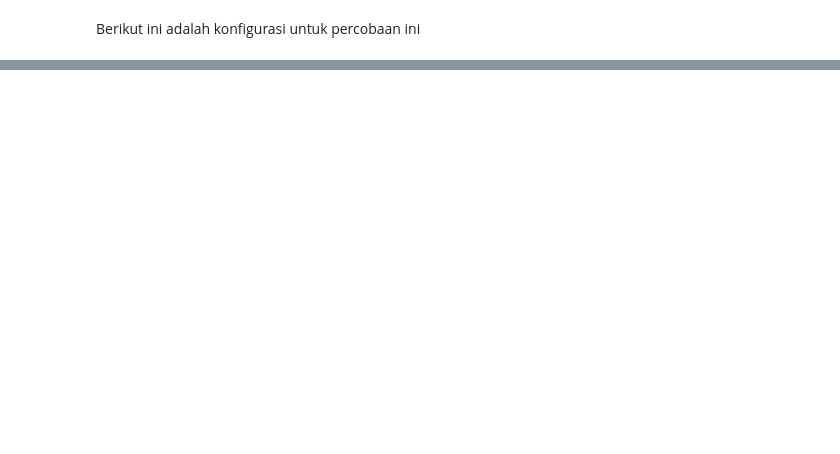
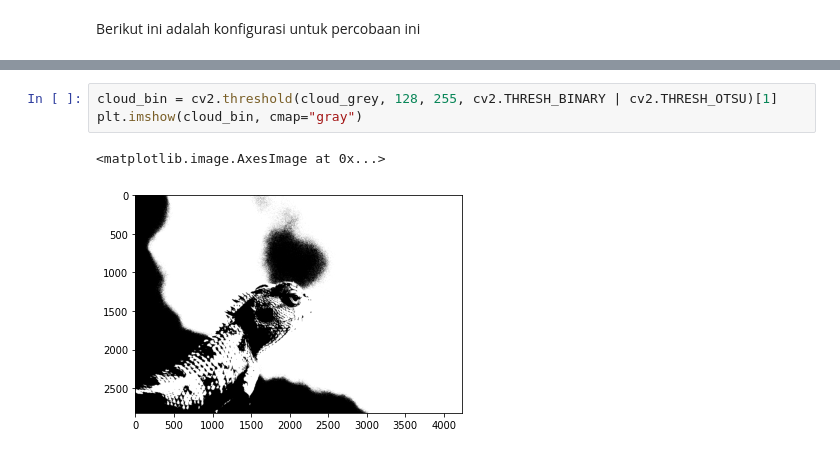
Before and after one commit to bayusamudra5502/Matdis-Steganografi, a Jupyter notebook: src/notebook/notebook.ipynb, the cells around one changed output, grey strips where cells are left out. Cells and saved outputs as stored; diff of their text form; blank space fills up the shorter version.

```diff
--- a/src/notebook/notebook.ipynb
+++ b/src/notebook/notebook.ipynb
@@ -21,0 +60,6 @@ OUTPUT_PREFIX = "SO_"
+# %%
+cloud_bin = cv2.threshold(cloud_grey, 128, 255, cv2.THRESH_BINARY | cv2.THRESH_OTSU)[1]
+plt.imshow(cloud_bin, cmap="gray")
+# %% [output]
+<matplotlib.image.AxesImage at 0x...>
+[figure, added]
```
Also changed, not shown: parts of 18 cells of this notebook.
